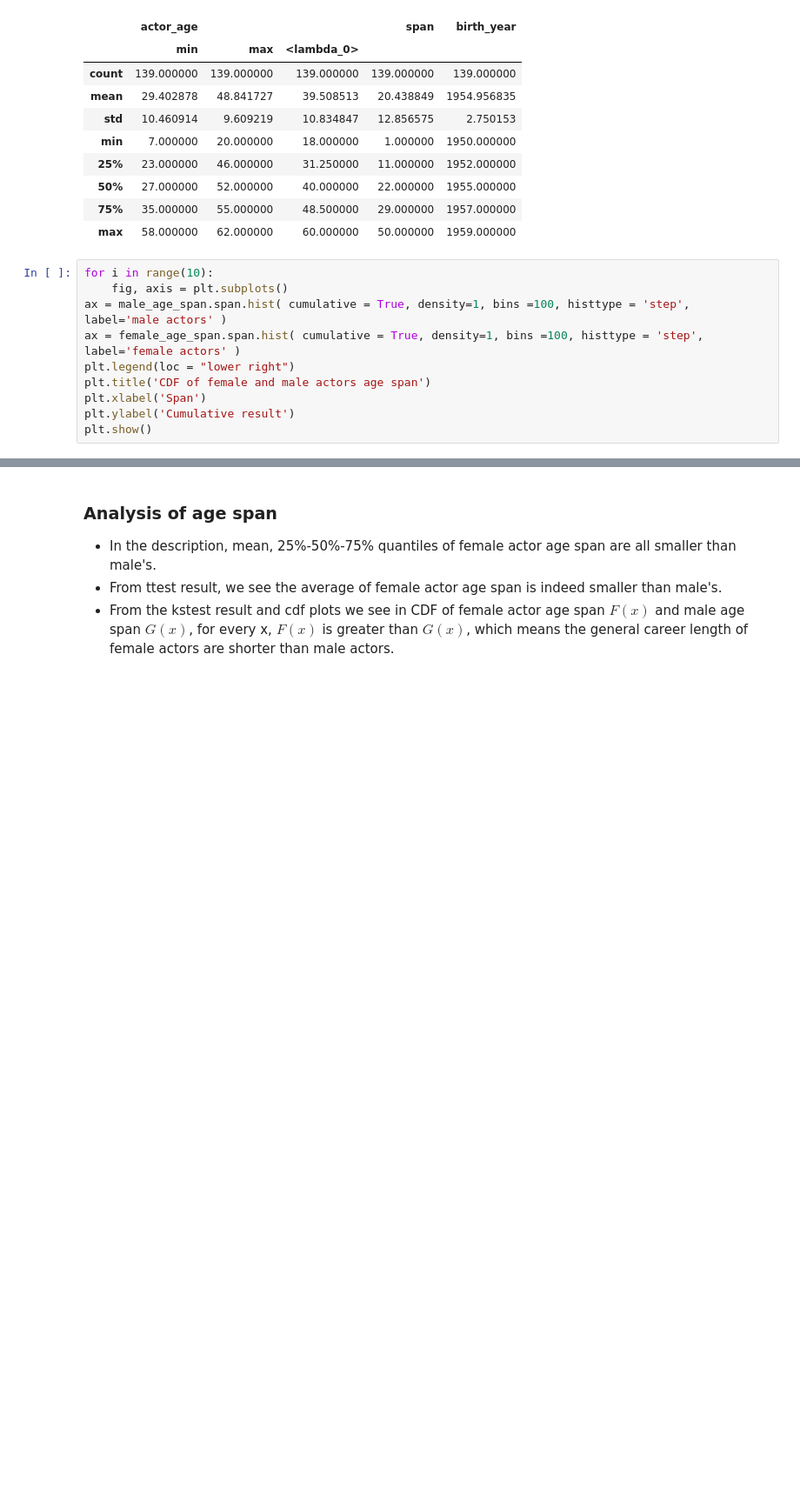
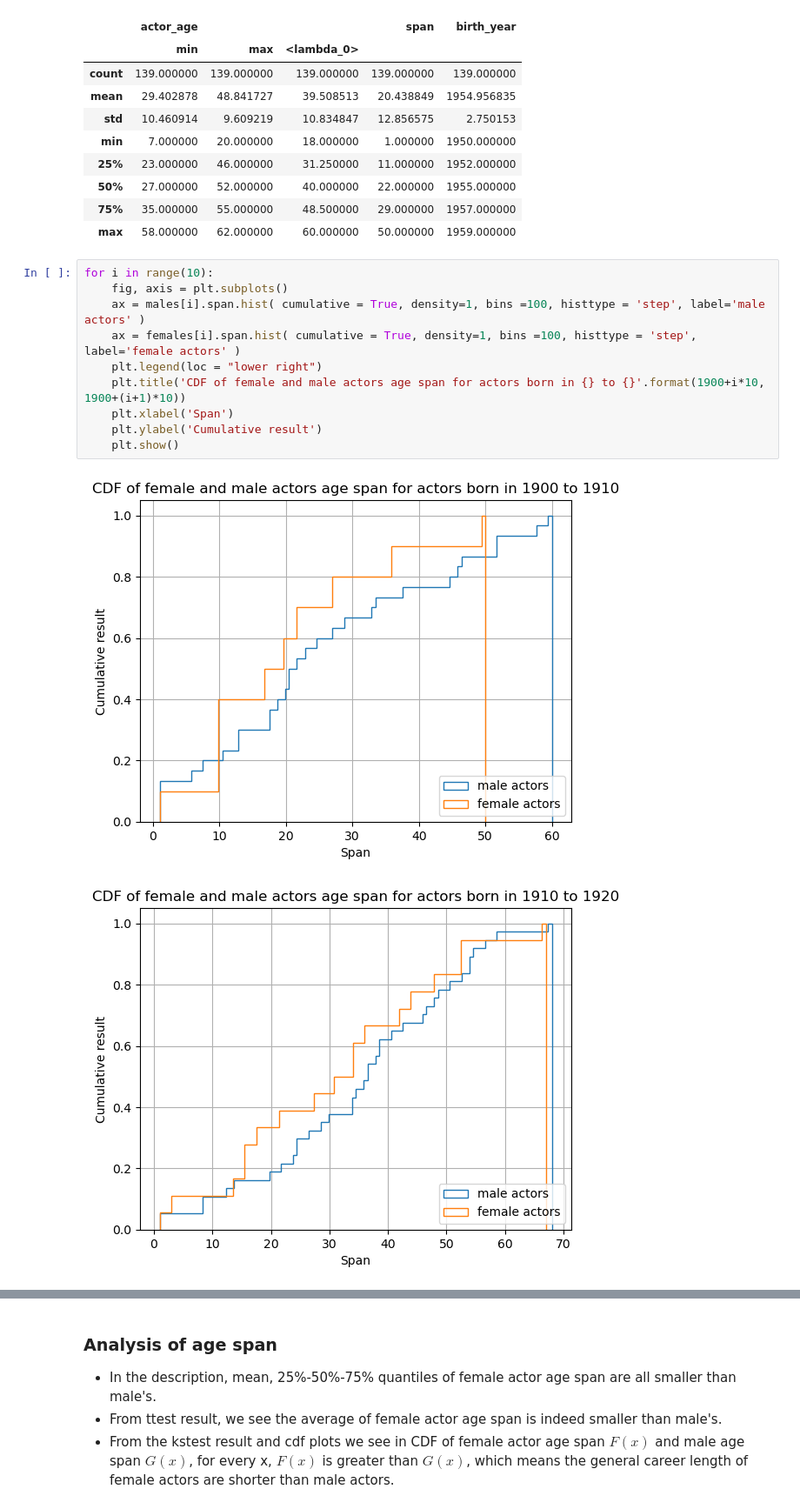
Before and after one commit to epfl-ada/ada-2022-project-alldatapointaccurate, a Jupyter notebook: career analysis.ipynb, the cells around one changed output, grey strips where cells are left out. Shown at 87% size. Saved outputs shown, nothing was run; the diff lists cells and outputs as text; blank space fills up the shorter version.

```diff
--- a/career analysis.ipynb
+++ b/career analysis.ipynb
@@ -418,10 +418,13 @@ females[5].describe()
 # %%
 for i in range(10):
     fig, axis = plt.subplots()
-ax = male_age_span.span.hist( cumulative = True, density=1, bins =100, histtype = 'step', label='male actors' )
-ax = female_age_span.span.hist( cumulative = True, density=1, bins =100, histtype = 'step', label='female actors' )
-plt.legend(loc = "lower right")
-plt.title('CDF of female and male actors age span')
-plt.xlabel('Span')
-plt.ylabel('Cumulative result')
-plt.show()
+    ax = males[i].span.hist( cumulative = True, density=1, bins =100, histtype = 'step', label='male actors' )
+    ax = females[i].span.hist( cumulative = True, density=1, bins =100, histtype = 'step', label='female actors' )
+    plt.legend(loc = "lower right")
+    plt.title('CDF of female and male actors age span for actors born in {} to {}'.format(1900+i*10, 1900+(i+1)*10))
+    plt.xlabel('Span')
+    plt.ylabel('Cumulative result')
+    plt.show()
+# %% [output]
+[figure, added]
+[figure, added]
```
Also changed, not shown: parts of 1 cell of this notebook.
